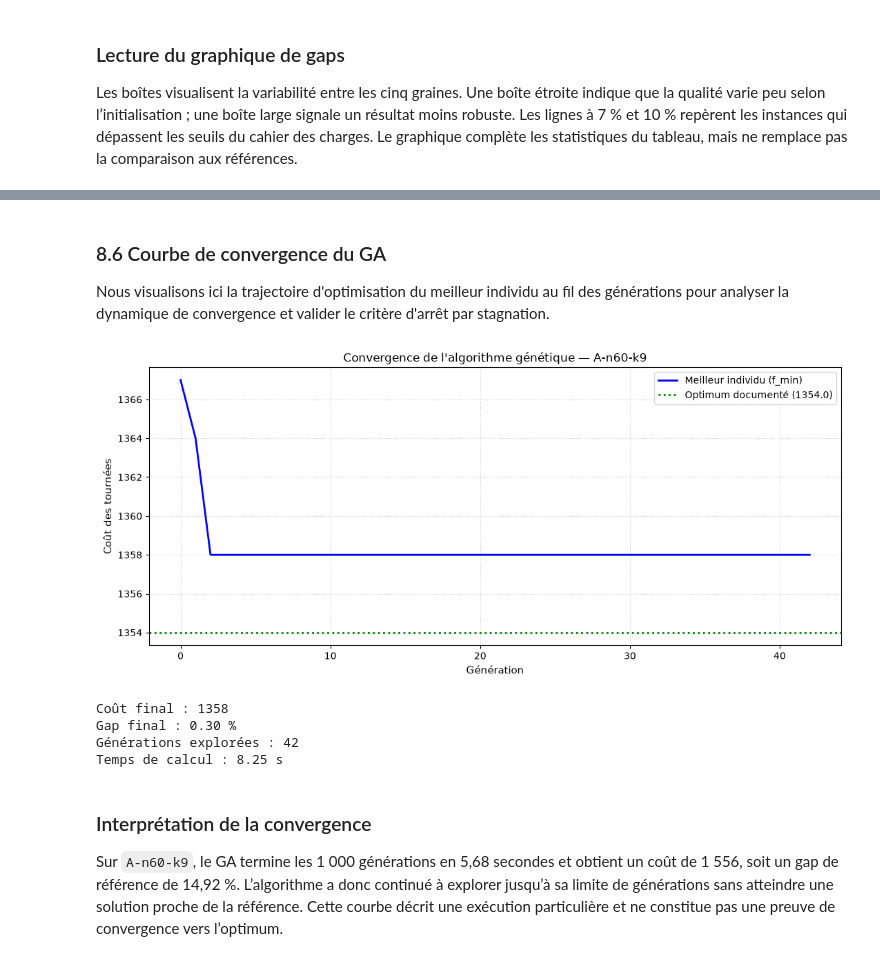
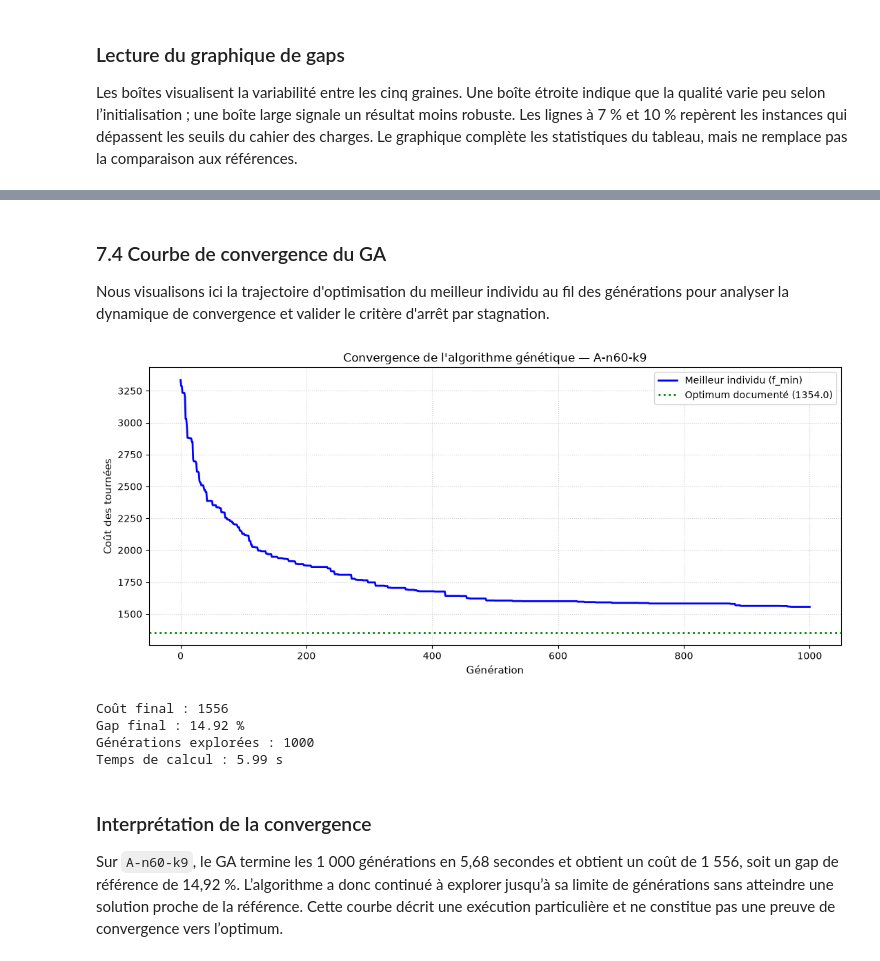
Before and after one commit to ramolosse/CVRP, a Jupyter notebook: CVRP-project/main.ipynb, the cells around one changed output, grey strips where cells are left out. Saved outputs shown, nothing was run; the diff lists cells and outputs as text; code cells hidden in the pictures.

```diff
--- a/CVRP-project/main.ipynb
+++ b/CVRP-project/main.ipynb
@@ -760,49 +603,49 @@ Sur `A-n33-k5`, le taux 0,30 donne le meilleur gap moyen (3,63 %) parmi les six
 # %% [markdown]
-### 8.6 Courbe de convergence du GA
+### 7.4 Courbe de convergence du GA
 
 Nous visualisons ici la trajectoire d'optimisation du meilleur individu au fil des générations pour analyser la dynamique de convergence et valider le critère d'arrêt par stagnation.
 # %%
 # Courbe de convergence du GA sur A-n60-k9
 ga.MAX_TIME_SECONDS = 15.0
 ga.RANDOM_SEED = 42
-ga.POPULATION_SIZE = 30
+ga.POPULATION_SIZE = 120
 ga.MUTATION_PROBABILITY = 0.25
 ga.MAX_GENERATIONS = 1000
-ga.STAGNATION_GENERATIONS = 40
+ga.STAGNATION_GENERATIONS = 150
 
 conv_inst = load_instance(DATA / 'A-n60-k9.vrp')
 best_conv, stats_conv = ga.solve(conv_inst)
 
 # Extraction de la trajectoire
 history = stats_conv['history']
 gens = [h['generation'] for h in history]
 costs = [h['best_cost'] for h in history]
 
 fig, ax = plt.subplots(figsize=(11, 5))
 ax.plot(gens, costs, 'b-', linewidth=2.0, label='Meilleur individu (f_min)')
 
 if conv_inst.best_known:
     ax.axhline(y=conv_inst.best_known, color='green', linestyle=':', linewidth=2,
               label=f'Optimum documenté ({conv_inst.best_known})')
 
 ax.set_xlabel('Génération', fontsize=11)
 ax.set_ylabel('Coût des tournées', fontsize=11)
 ax.set_title(f'Convergence de l\'algorithme génétique — {conv_inst.name}', fontsize=12)
 ax.legend(loc='upper right', fontsize=10)
 ax.grid(True, linestyle=':', alpha=0.6)
 plt.tight_layout()
 plt.show()
 
 print(f'Coût final : {best_conv.cost:g}')
 print(f'Gap final : {gap(best_conv.cost, conv_inst.best_known):.2f} %')
 print(f'Générations explorées : {stats_conv["completed_generations"]}')
 print(f'Temps de calcul : {stats_conv["search_seconds"]:.2f} s')
 # %% [output]
-[figure, old version]
+[figure, new version]
-Coût final : 1358
-Gap final : 0.30 %
-Générations explorées : 42
-Temps de calcul : 8.25 s
+Coût final : 1556
+Gap final : 14.92 %
+Générations explorées : 1000
+Temps de calcul : 5.99 s
 # %% [markdown]
 ### Interprétation de la convergence
 
```
Also changed, not shown: parts of 43 cells of this notebook, 16 other files.
